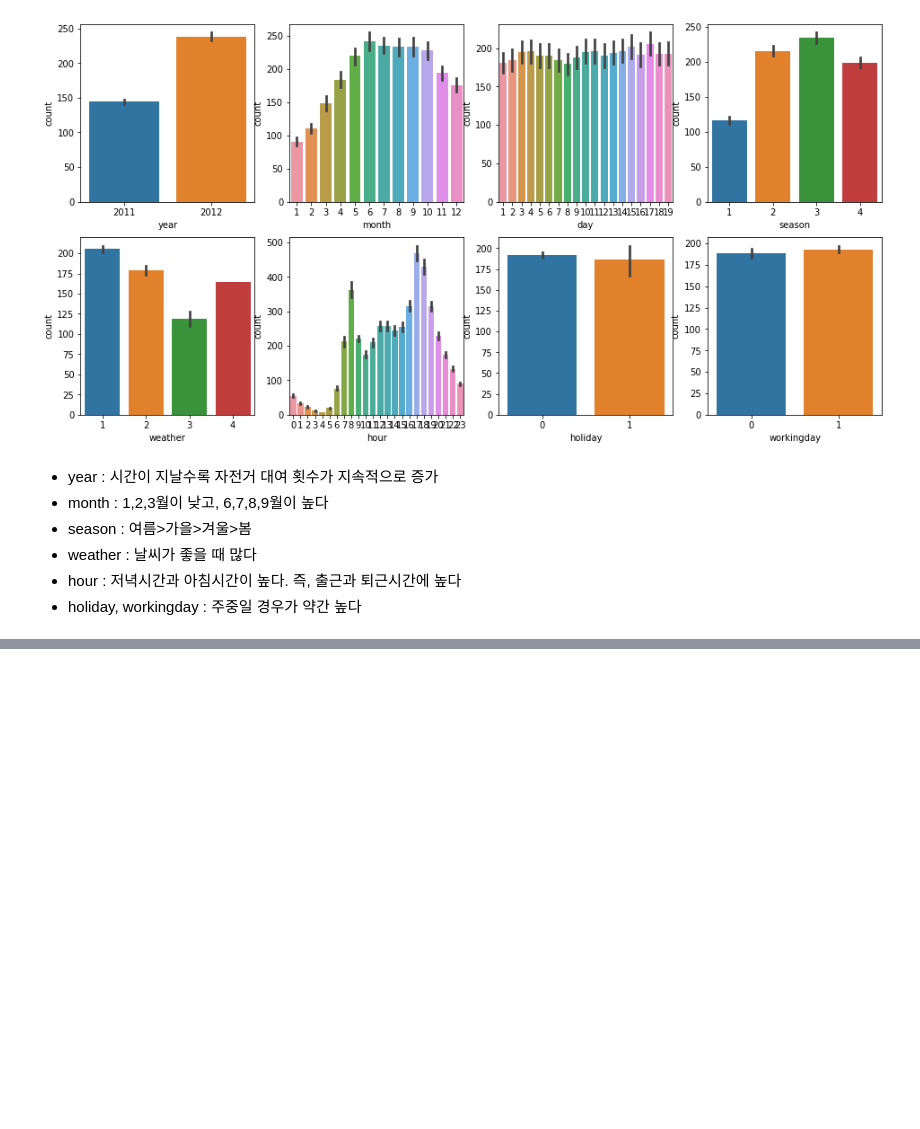
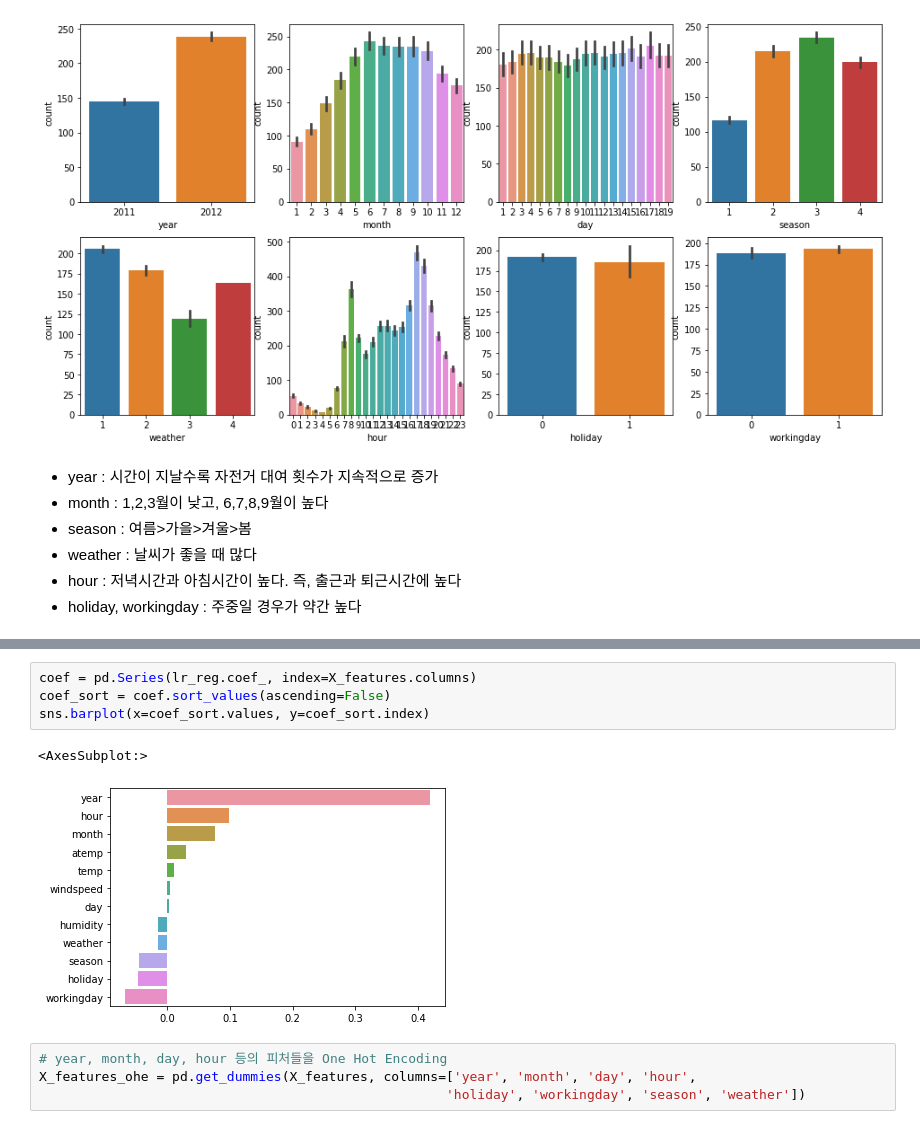
Before and after one commit to Jung-jieun/guide, a Jupyter notebook: bike-sharing-demand/회귀 실습.ipynb, the cells around one changed output, grey strips where cells are left out. Drawn from its saved outputs; the diff is of its cells as text; blank space fills up the shorter version.

```diff
--- a/bike-sharing-demand/회귀 실습.ipynb
+++ b/bike-sharing-demand/회귀 실습.ipynb
@@ -142,0 +223,11 @@ from sklearn.metrics import mean_squared_error, mean_absolute_error
+# %%
+coef = pd.Series(lr_reg.coef_, index=X_features.columns)
+coef_sort = coef.sort_values(ascending=False)
+sns.barplot(x=coef_sort.values, y=coef_sort.index)
+# %% [output]
+<AxesSubplot:>
+[figure, added]
+# %%
+# year, month, day, hour 등의 피처들을 One Hot Encoding
+X_features_ohe = pd.get_dummies(X_features, columns=['year', 'month', 'day', 'hour',
+                                                    'holiday', 'workingday', 'season', 'weather'])
```
Also changed, not shown: parts of 10 cells of this notebook.
